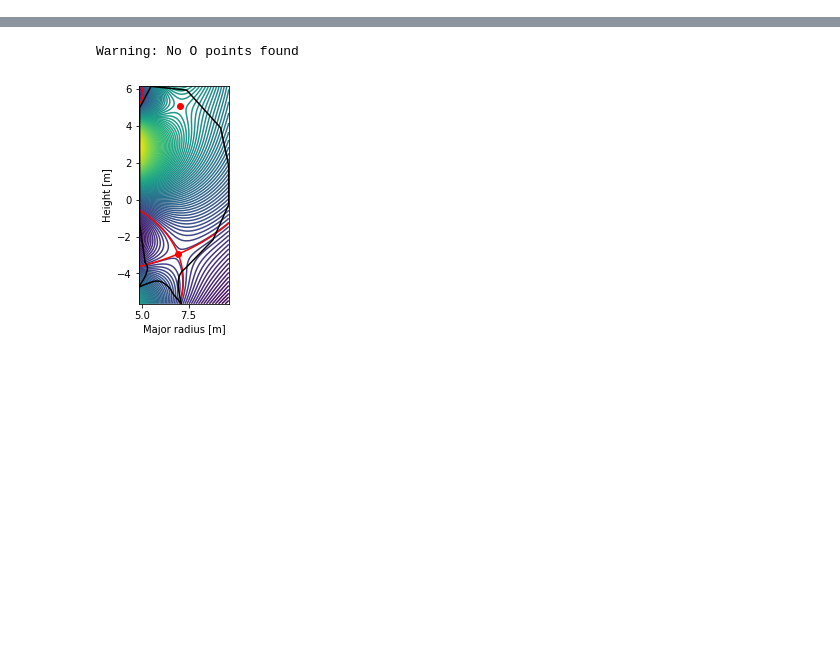
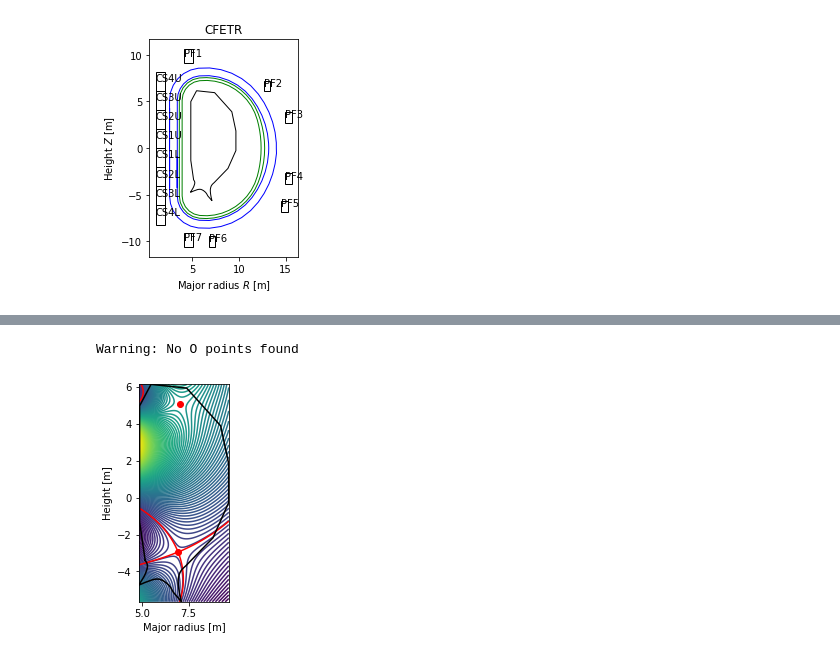
Before and after one commit to fusion-yun/fytok_old, a Jupyter notebook: examples/cfetr.ipynb, the cells around one changed output, grey strips where cells are left out. Saved outputs shown, nothing was run; the diff lists cells and outputs as text; code cells hidden in the pictures; blank space fills up the shorter version.

```diff
--- a/examples/cfetr.ipynb
+++ b/examples/cfetr.ipynb
@@ -33,0 +14,8 @@ entry = db.open(shot=55555).entry
+# %%
+device="cfetr"
+tree_name="cfetr"
+
+# device="east"
+# tree_name="efit_east"
+
+entry =open_entry(f"{device}+mdsplus:///home/salmon/public_data/~t/?tree_name={tree_name}", shot=55555, time_slice=20)
@@ -34,3 +42,51 @@ entry = db.open(shot=55555).entry
+# %%
+
+vessel_inner_points= np.array([ entry.wall.description_2d.vessel.annular.outline_inner.r(),
+                                entry.wall.description_2d.vessel.annular.outline_inner.z()]).transpose([1,0])
+
+vessel_outer_points= np.array([entry.wall.description_2d.vessel.annular.outline_outer.r(),
+                                entry.wall.description_2d.vessel.annular.outline_outer.z()]).transpose([1,0])
+
+
+tf_inner_points= np.array([entry.tf.coil.outline_inner.r(),entry.tf.coil.outline_inner.z()]).transpose([1,0])
+
+tf_outer_points= np.array([entry.tf.coil.outline_outer.r(),
+                                          entry.tf.coil.outline_outer.z()]).transpose([1,0])
+
+limiter_points =  np.array([entry.wall.description_2d[0].limiter.unit[0].outline.r(),
+                                 entry.wall.description_2d[0].limiter.unit[0].outline.z()]).transpose([1,0])
+
+fg=plt.figure()
+
+plt.gca().add_patch(plt.Polygon(limiter_points , fill=False,closed=True))
+
+plt.gca().add_patch(plt.Polygon(tf_inner_points , fill=False,closed=True,color="blue"))
+plt.gca().add_patch(plt.Polygon(tf_outer_points , fill=False,closed=True,color="blue"))
+
+plt.gca().add_patch(plt.Polygon(vessel_outer_points , fill=False,closed=True,color="green"))
+plt.gca().add_patch(plt.Polygon(vessel_inner_points , fill=False,closed=True,color="green"))
+
+
+for coil  in entry.pf_active.coil:
+    rect=coil.element[0].geometry.rectangle.__value__()
+    plt.text(rect.r-rect.width/2.0, float(rect.z),str(coil.name))
+    plt.gca().add_patch(plt.Rectangle((rect.r-rect.width/2.0, rect.z-rect.height/2.0), rect.width, rect.height, fill=False))
+
+psirz=entry.equilibrium.time_slice.profiles_2d.psi()
+if len(psirz)>0:
+    r, z = np.meshgrid(  entry.equilibrium.time_slice.profiles_2d.grid.dim1(),
+                        entry.equilibrium.time_slice.profiles_2d.grid.dim2(), indexing='ij')
+    plt.contour(r,z, psirz, levels= 30,linewidths=0.5)
+
+
+plt.gca().set_xlabel(r"Major radius $R$ [m]")
+plt.gca().set_ylabel(r"Height $Z$ [m]")
+plt.gca().set_title(device.upper())
+plt.axis('scaled')
+plt.show()
+fg.savefig(f"/home/salmon/workspace/output/{device}.svg")
+# %% [output]
+[figure, added]
 # %%
 COIL=collections.namedtuple("COIL", "label r z current turns")
 def psi(r, z, coils):
```
Also changed, not shown: parts of 7 cells of this notebook, 15 other files.
